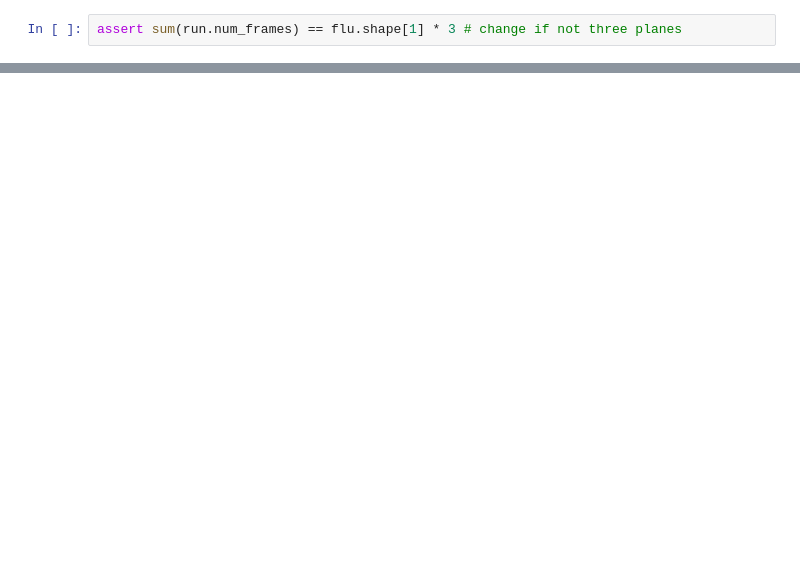
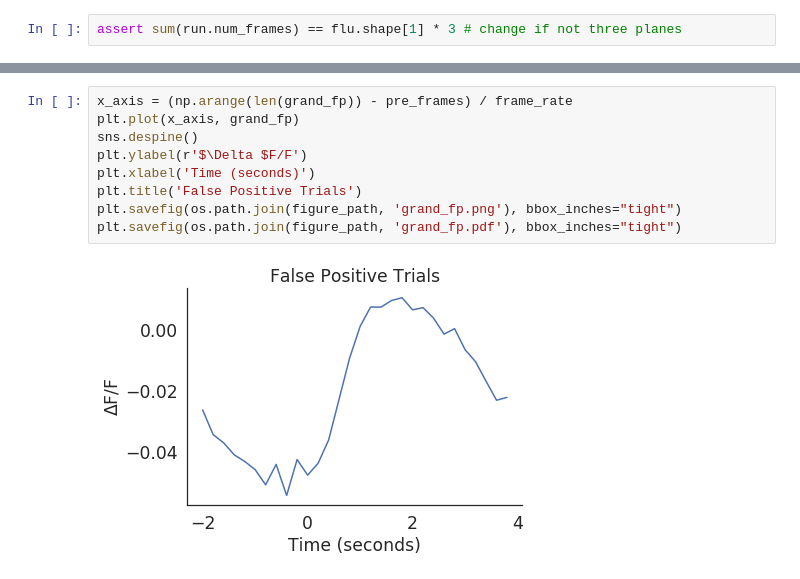
Before and after one commit to Packer-Lab/Vape, a Jupyter notebook: jupyter/imaging behaviour prototype.ipynb, the cells around one changed output, grey strips where cells are left out. Saved outputs shown, nothing was run; the diff lists cells and outputs as text; blank space fills up the shorter version.

```diff
--- a/jupyter/imaging behaviour prototype.ipynb
+++ b/jupyter/imaging behaviour prototype.ipynb
@@ -86,0 +247,11 @@ for n in num_frames:
+# %%
+x_axis = (np.arange(len(grand_fp)) - pre_frames) / frame_rate
+plt.plot(x_axis, grand_fp)
+sns.despine()
+plt.ylabel(r'$\Delta $F/F')
+plt.xlabel('Time (seconds)')
+plt.title('False Positive Trials')
+plt.savefig(os.path.join(figure_path, 'grand_fp.png'), bbox_inches="tight")
+plt.savefig(os.path.join(figure_path, 'grand_fp.pdf'), bbox_inches="tight")
+# %% [output]
+[figure, added]
```
Also changed, not shown: parts of 43 cells of this notebook, 8 other files.
